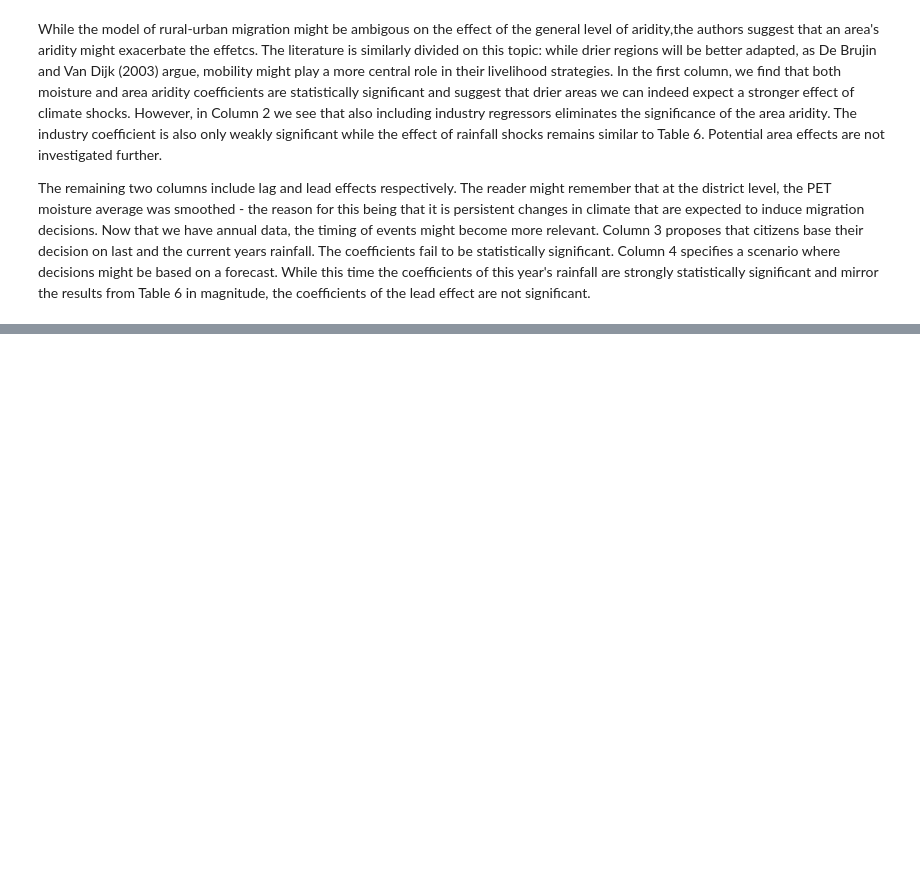
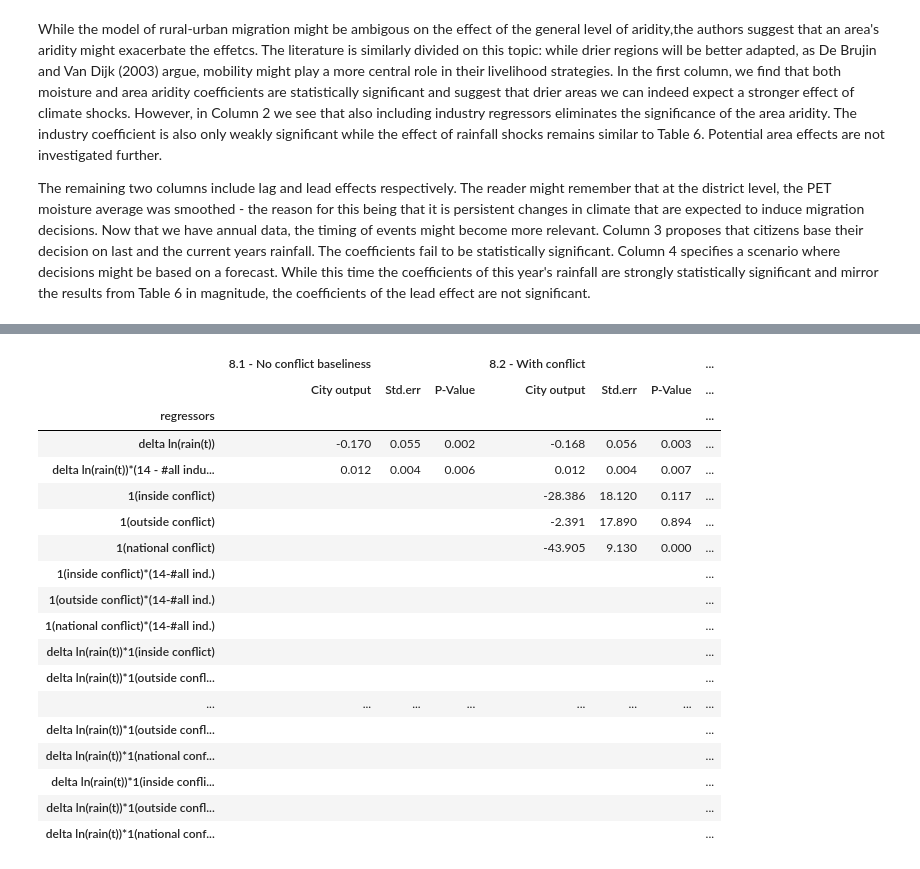
Before and after one commit to pcschreiber1/Henderson_2017_Replication, a Jupyter notebook: Replication notebook.ipynb, the cells around one changed output, grey strips where cells are left out. Drawn from its saved outputs; the diff is of its cells as text; code cells hidden in the pictures; blank space fills up the shorter version.

Commit message:
Fixing CI: Table 8 up to Sec 5.2 simulation results

```diff
--- a/Replication notebook.ipynb
+++ b/Replication notebook.ipynb
@@ -423,0 +432,34 @@ The remaining two columns include lag and lead effects respectively. The reader
+# %%
+# ----------------------------------------------------------
+# ----------------   Table 8   -----------------------------
+# ----------------------------------------------------------
+citydata = pd.read_stata("data/citydata.dta")
+
+# For the sake of legibility, the regression specification has been placed in the auxiliary file
+regressors, specification = get_conflict_specification()
+
+#convert selected variables to permille
+permille_vars = regressors[2:]
+citydata.loc[:, permille_vars] = citydata.loc[:, permille_vars] /1000
+
+get_table_citydata(regressors, specification, citydata)
+# %% [output]
+|  | 8.1 - No conflict baseliness |  |  | 8.2 - With conflict |  |  | ... |
+|  | City output | Std.err | P-Value | City output | Std.err | P-Value | ... |
+| regressors |  |  |  |  |  |  | ... |
+| delta ln(rain(t)) | -0.170 | 0.055 | 0.002 | -0.168 | 0.056 | 0.003 | ... |
+| delta ln(rain(t))*(14 - #all indu... | 0.012 | 0.004 | 0.006 | 0.012 | 0.004 | 0.007 | ... |
+| 1(inside conflict) |  |  |  | -28.386 | 18.120 | 0.117 | ... |
+| 1(outside conflict) |  |  |  | -2.391 | 17.890 | 0.894 | ... |
+| 1(national conflict) |  |  |  | -43.905 | 9.130 | 0.000 | ... |
+| 1(inside conflict)*(14-#all ind.) |  |  |  |  |  |  | ... |
+| 1(outside conflict)*(14-#all ind.) |  |  |  |  |  |  | ... |
+| 1(national conflict)*(14-#all ind.) |  |  |  |  |  |  | ... |
+| delta ln(rain(t))*1(inside conflict) |  |  |  |  |  |  | ... |
+| delta ln(rain(t))*1(outside confl... |  |  |  |  |  |  | ... |
+| ... | ... | ... | ... | ... | ... | ... | ... |
+| delta ln(rain(t))*1(outside confl... |  |  |  |  |  |  | ... |
+| delta ln(rain(t))*1(national conf... |  |  |  |  |  |  | ... |
+| delta ln(rain(t))*1(inside confli... |  |  |  |  |  |  | ... |
+| delta ln(rain(t))*1(outside confl... |  |  |  |  |  |  | ... |
+| delta ln(rain(t))*1(national conf... |  |  |  |  |  |  | ... |
```
Also changed, not shown: parts of 15 cells of this notebook.
